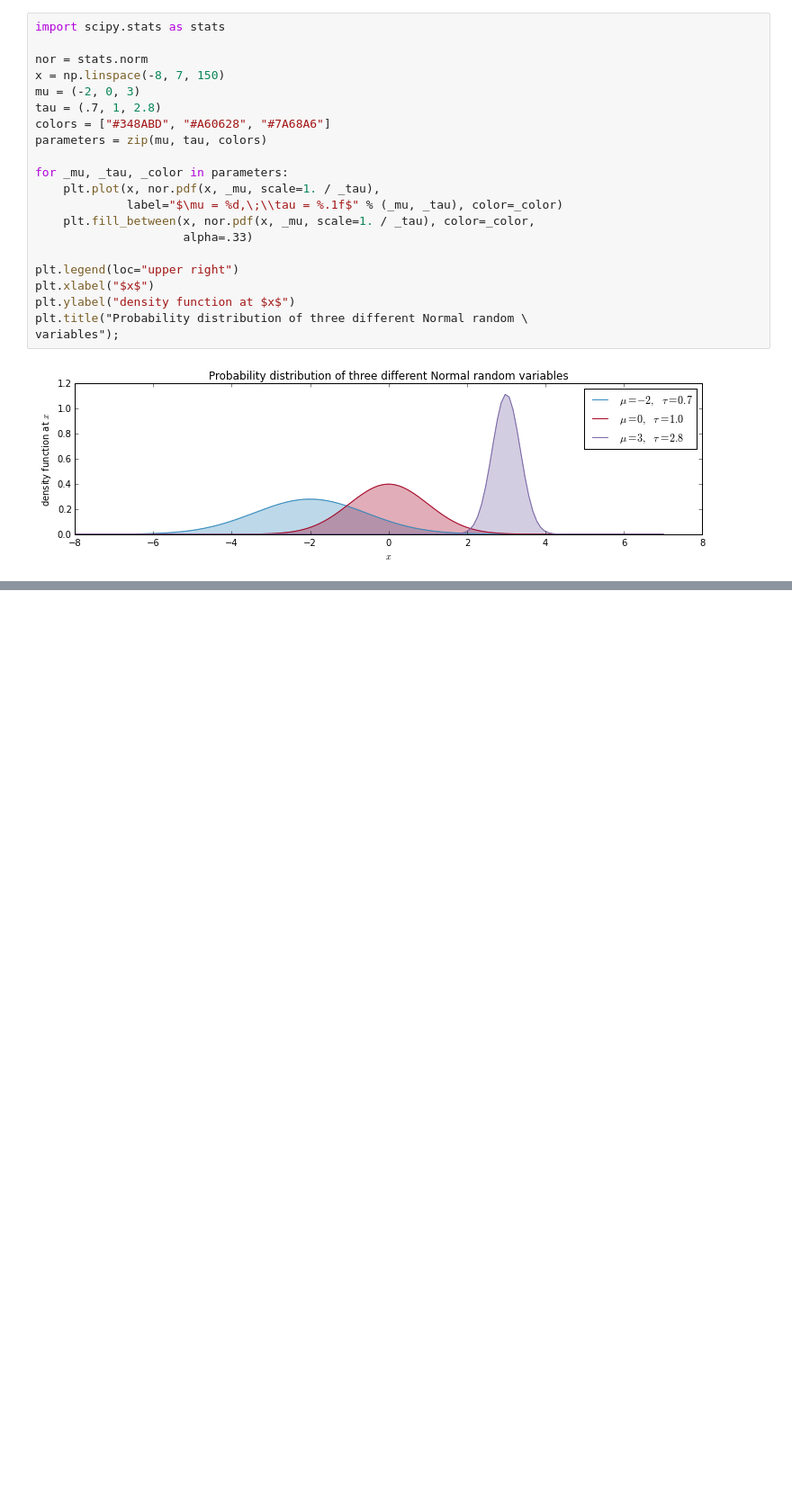
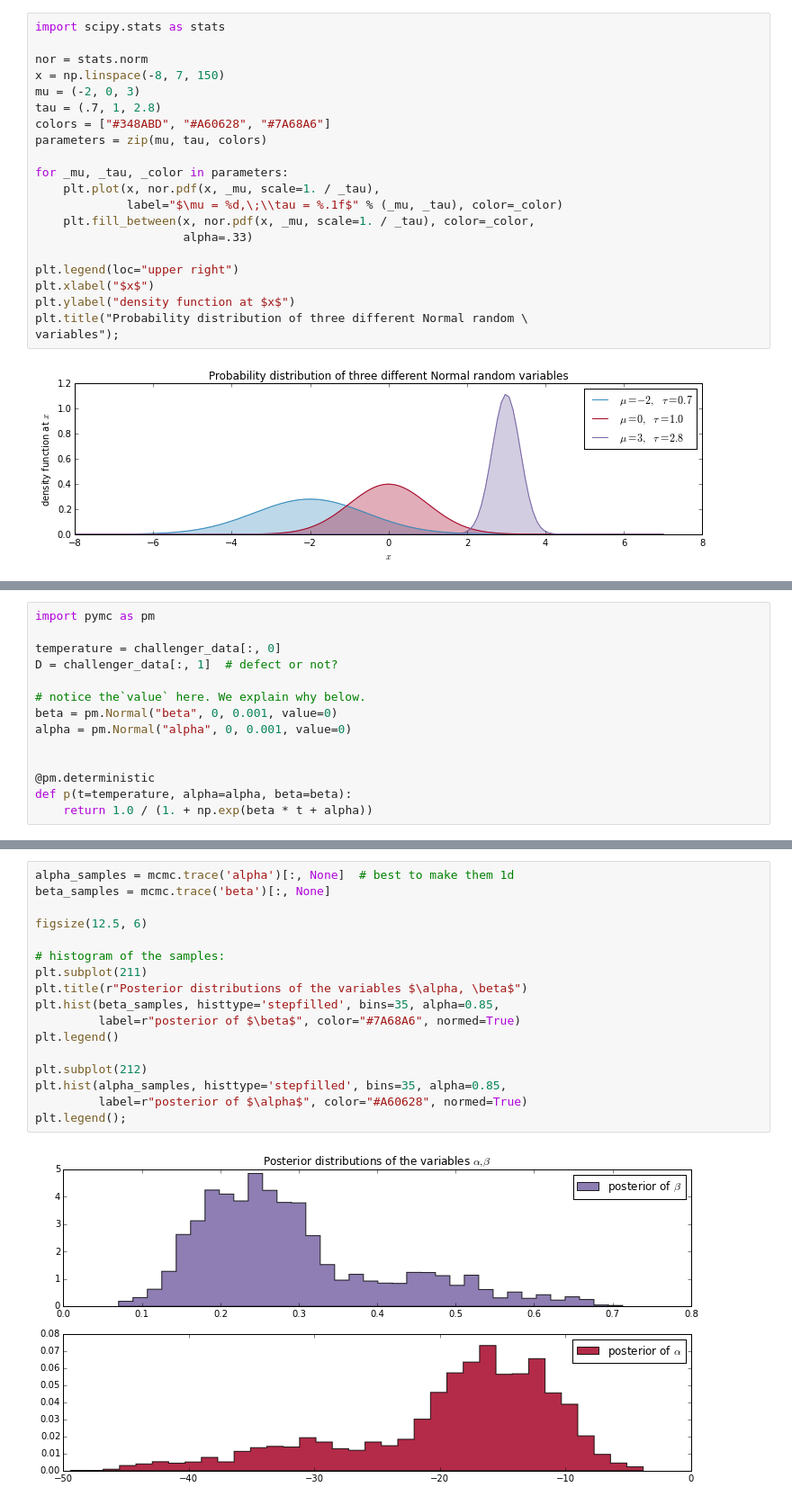
Before and after one commit to richvince/LearningPython, a Jupyter notebook: PyMC (Python2).ipynb, the cells around one changed output, grey strips where cells are left out. Shown at 90% size. Cells and saved outputs as stored; diff of their text form; blank space fills up the shorter version.

```diff
--- a/PyMC (Python2).ipynb
+++ b/PyMC (Python2).ipynb
@@ -375,0 +449,14 @@ variables");
+# %%
+import pymc as pm
+
+temperature = challenger_data[:, 0]
+D = challenger_data[:, 1]  # defect or not?
+
+# notice the`value` here. We explain why below.
+beta = pm.Normal("beta", 0, 0.001, value=0)
+alpha = pm.Normal("alpha", 0, 0.001, value=0)
+
+
+@pm.deterministic
+def p(t=temperature, alpha=alpha, beta=beta):
+    return 1.0 / (1. + np.exp(beta * t + alpha))
@@ -375,0 +483,19 @@ variables");
+# %%
+alpha_samples = mcmc.trace('alpha')[:, None]  # best to make them 1d
+beta_samples = mcmc.trace('beta')[:, None]
+
+figsize(12.5, 6)
+
+# histogram of the samples:
+plt.subplot(211)
+plt.title(r"Posterior distributions of the variables $\alpha, \beta$")
+plt.hist(beta_samples, histtype='stepfilled', bins=35, alpha=0.85,
+         label=r"posterior of $\beta$", color="#7A68A6", normed=True)
+plt.legend()
+
+plt.subplot(212)
+plt.hist(alpha_samples, histtype='stepfilled', bins=35, alpha=0.85,
+         label=r"posterior of $\alpha$", color="#A60628", normed=True)
+plt.legend();
+# %% [output]
+[figure, added]
```
Also changed, not shown: parts of 32 cells of this notebook, 1 other file.
